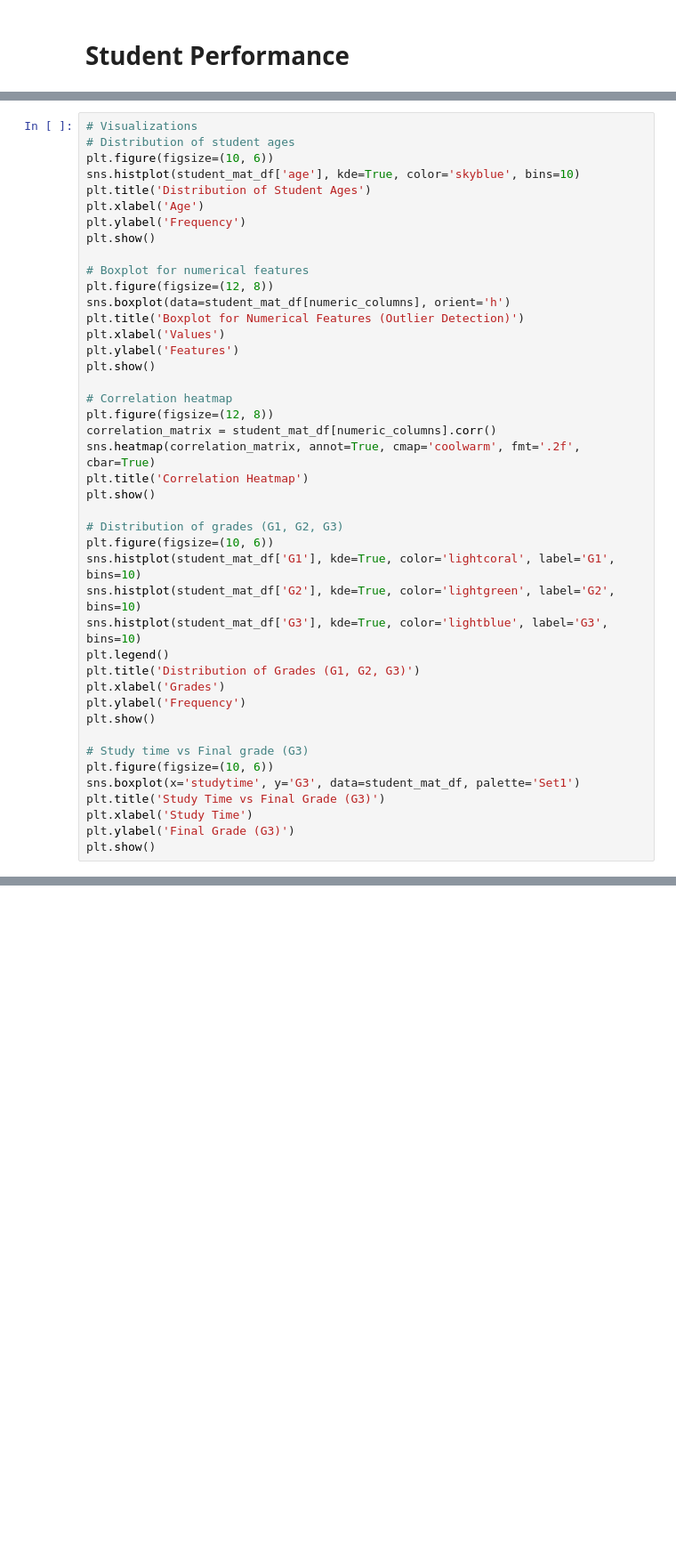
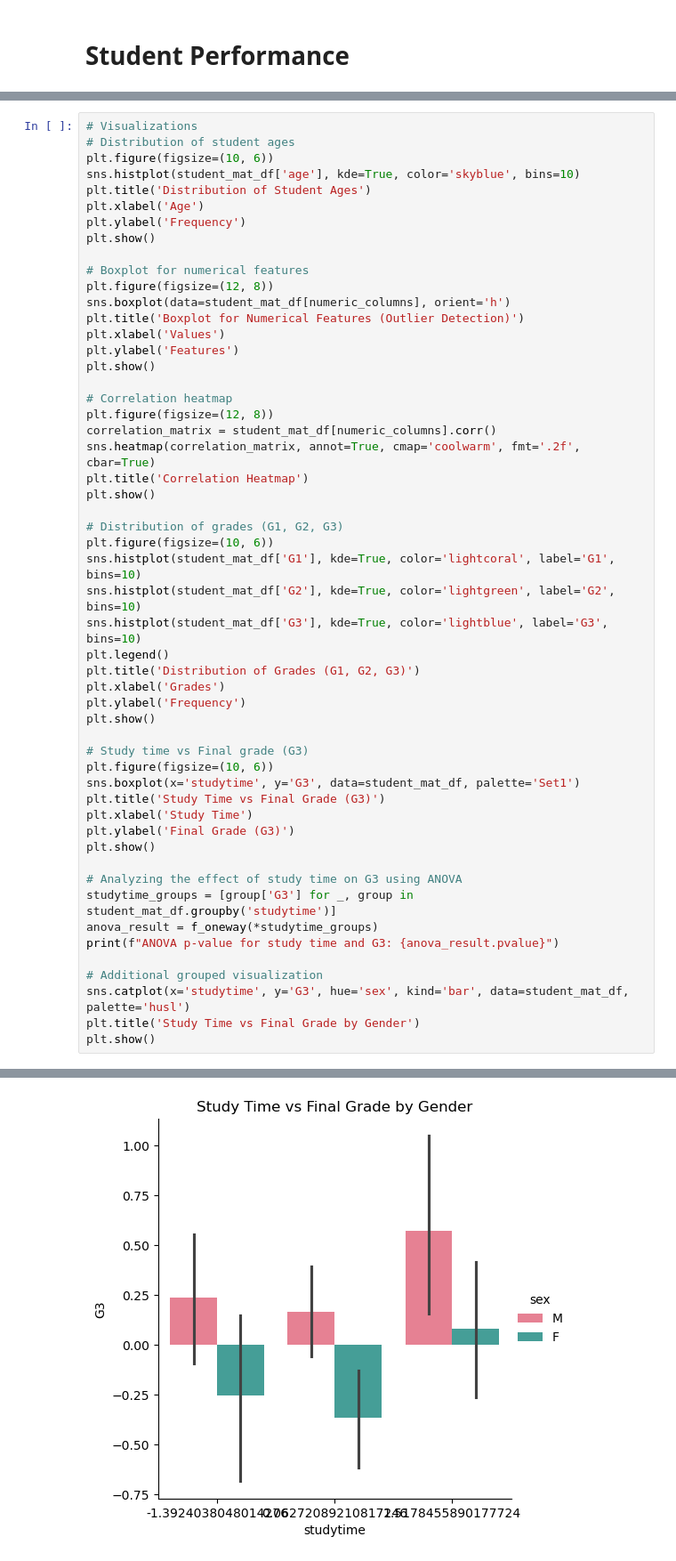
Before and after one commit to MiltonGreat/Student-Performance, a Jupyter notebook: Student Performance.ipynb, the cells around one changed output, grey strips where cells are left out. Shown at 89% size. Saved outputs shown, nothing was run; the diff lists cells and outputs as text; blank space fills up the shorter version.

```diff
--- a/Student Performance.ipynb
+++ b/Student Performance.ipynb
@@ -159,6 +231,16 @@ plt.title('Study Time vs Final Grade (G3)')
 plt.xlabel('Study Time')
 plt.ylabel('Final Grade (G3)')
 plt.show()
+
+# Analyzing the effect of study time on G3 using ANOVA
+studytime_groups = [group['G3'] for _, group in student_mat_df.groupby('studytime')]
+anova_result = f_oneway(*studytime_groups)
+print(f"ANOVA p-value for study time and G3: {anova_result.pvalue}")
+
+# Additional grouped visualization
+sns.catplot(x='studytime', y='G3', hue='sex', kind='bar', data=student_mat_df, palette='husl')
+plt.title('Study Time vs Final Grade by Gender')
+plt.show()
 # %% [output]
 [figure]
 [figure]
@@ -170,0 +254 @@ Passing `palette` without assigning `hue` is deprecated and will be removed in v
+[figure, added]
```
Also changed, not shown: parts of 11 cells of this notebook.
